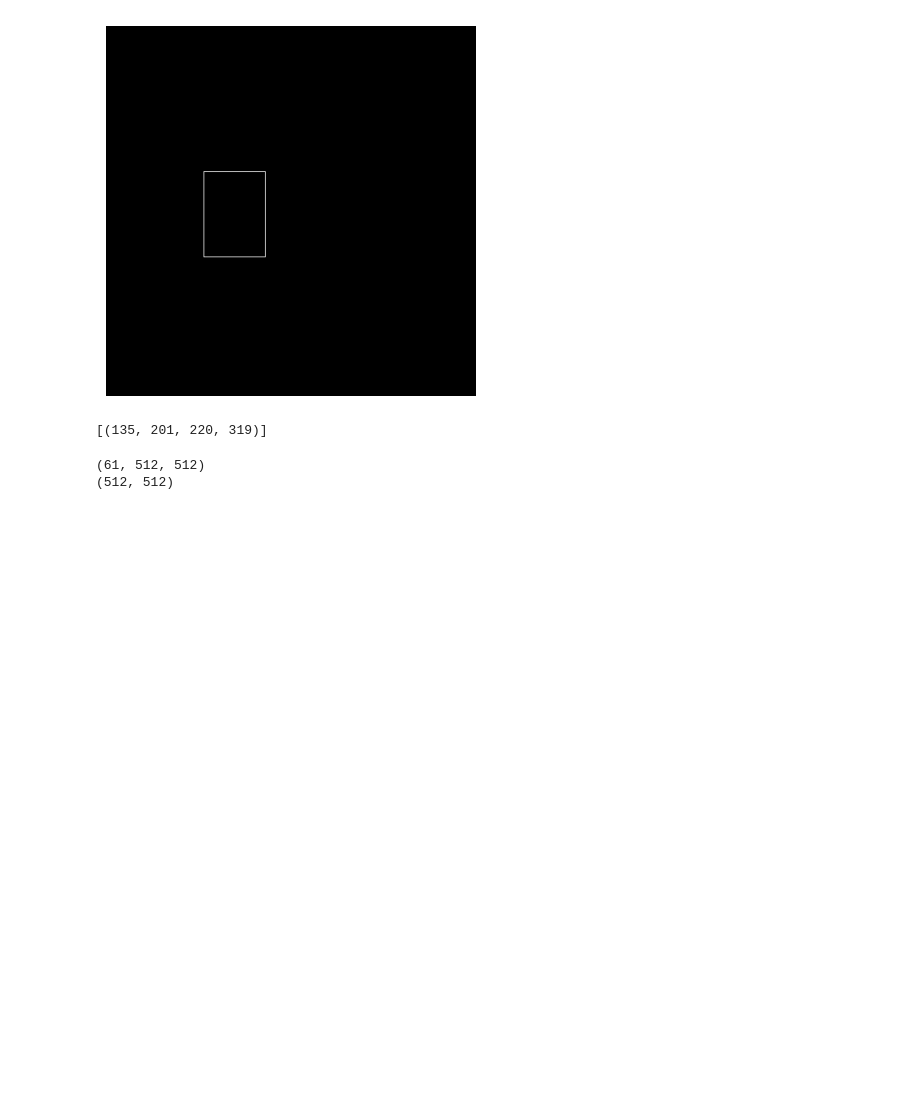
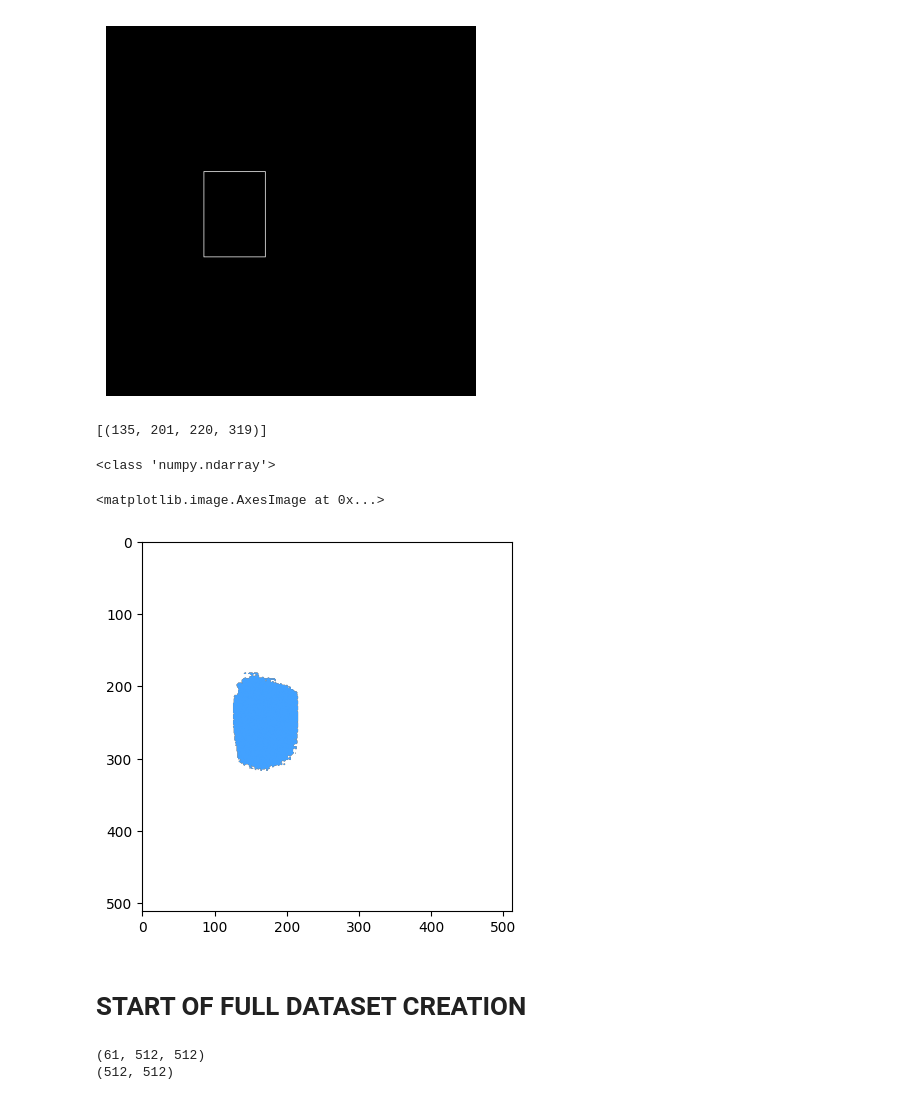
Before and after one commit to Ritwik-1/Fine-Tune-SAM, a Jupyter notebook: SAM_fine_tune.ipynb, the cells around one changed output. Drawn from its saved outputs; the diff is of its cells as text; code cells hidden in the pictures; blank space fills up the shorter version.

Commit message:
before start of dataset creation

```diff
--- a/SAM_fine_tune.ipynb
+++ b/SAM_fine_tune.ipynb
@@ -309,4 +299,4 @@ image_np_loaded = cv2.cvtColor(image_loaded, cv2.COLOR_BGR2RGB)  # Convert BGR t
 
 test_CT_image = image_np_loaded
 # %%
-predictor_loaded.set_image(test_CT_image)
+predictor_original.set_image(test_CT_image)
@@ -315,3 +303,35 @@ from google.colab.patches import cv2_imshow
+# %%
+def show_mask(mask, ax, random_color=False):
+    if random_color:
+        color = np.concatenate([np.random.random(3), np.array([0.6])], axis=0)
+    else:
+        color = np.array([30/255, 144/255, 255/255, 0.6])
+    h, w = mask.shape[-2:]
+    mask_image = mask.reshape(h, w, 1) * color.reshape(1, 1, -1)
+    ax.imshow(mask_image)
+    return mask_image
+# %%
+input_box = np.array(bounding_boxes[0])
+
+masks, _, _ = predictor_original.predict(
+    point_coords=None,
+    point_labels=None,
+    box=input_box[None, :],
+    multimask_output=False,
+)
+
+print(type(masks))
+
+mask_image = show_mask(masks[0], plt.gca())
+
+ax = plt.gca()
+ax.imshow(mask_image)
+# %% [output]
+<class 'numpy.ndarray'>
+<matplotlib.image.AxesImage at 0x...>
+[figure, added]
+# %% [markdown]
+# START OF FULL DATASET CREATION
 # %%
 import pydicom
 import numpy as np
```
Also changed, not shown: parts of 4 cells of this notebook.
